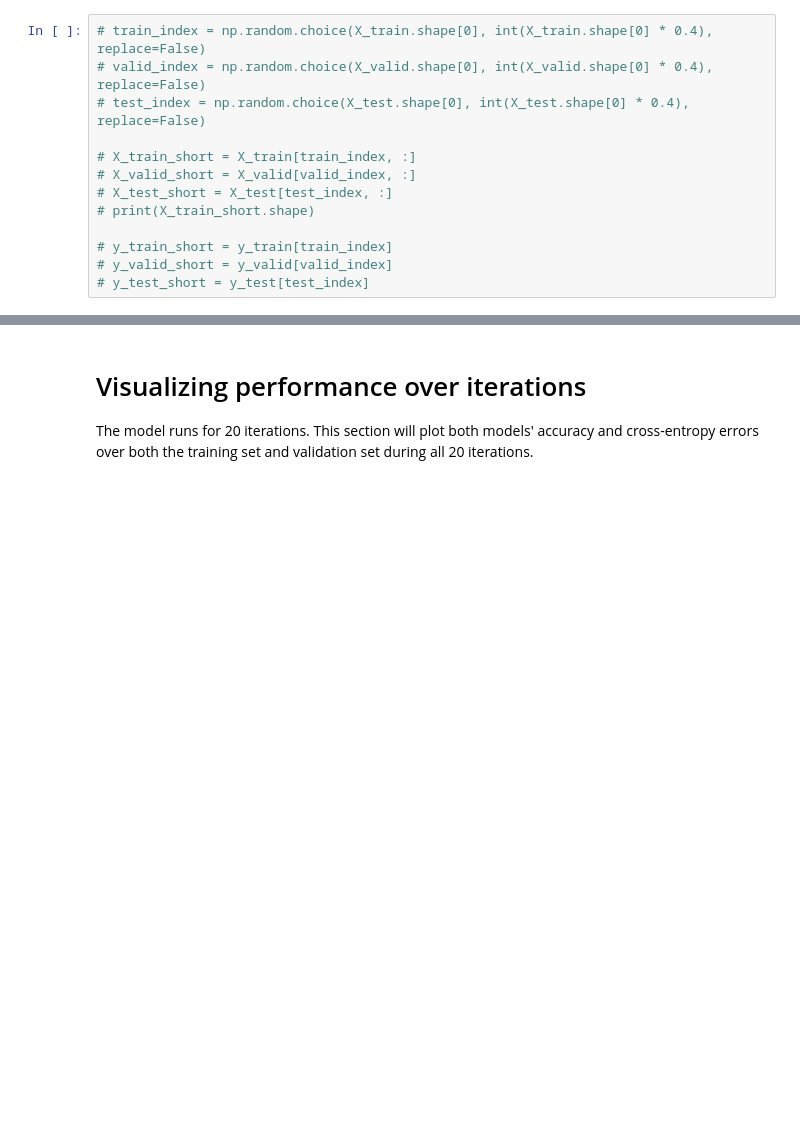
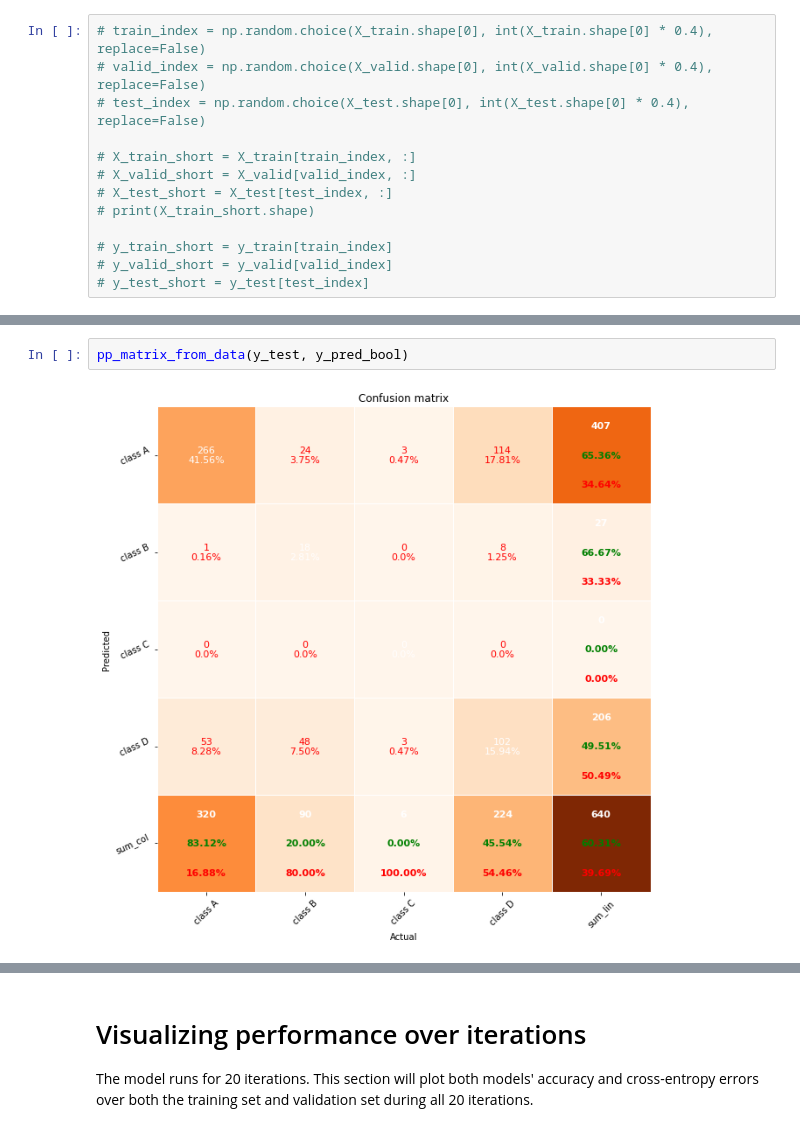
Before and after one commit to trietvuive/MRI_Alzheimer, a Jupyter notebook: notebook.ipynb, the cells around one changed output, grey strips where cells are left out. Cells and saved outputs as stored; diff of their text form; blank space fills up the shorter version.

```diff
--- a/notebook.ipynb
+++ b/notebook.ipynb
@@ -525,3 +506,7 @@ weighted avg       0.62      0.57      0.51       640
+# %%
+pp_matrix_from_data(y_test, y_pred_bool)
+# %% [output]
+[figure, added]
 # %%
 reg_model_train = reg_model.fit(X_train, y_train, batch_size=1600,epochs=20,verbose=1,validation_data=(X_valid, y_valid))
 # %% [output]
```
Also changed, not shown: parts of 12 cells of this notebook, 3 other files.
